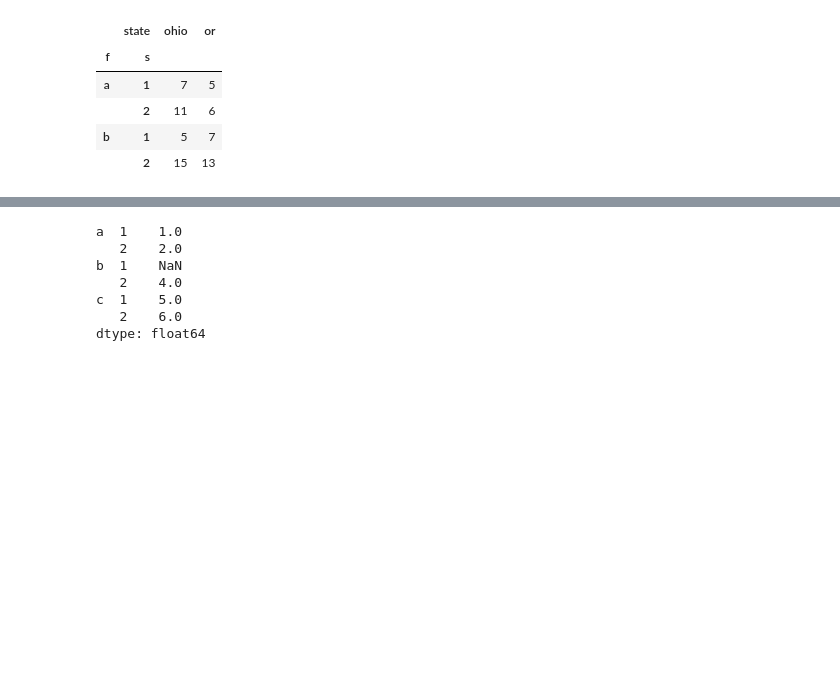
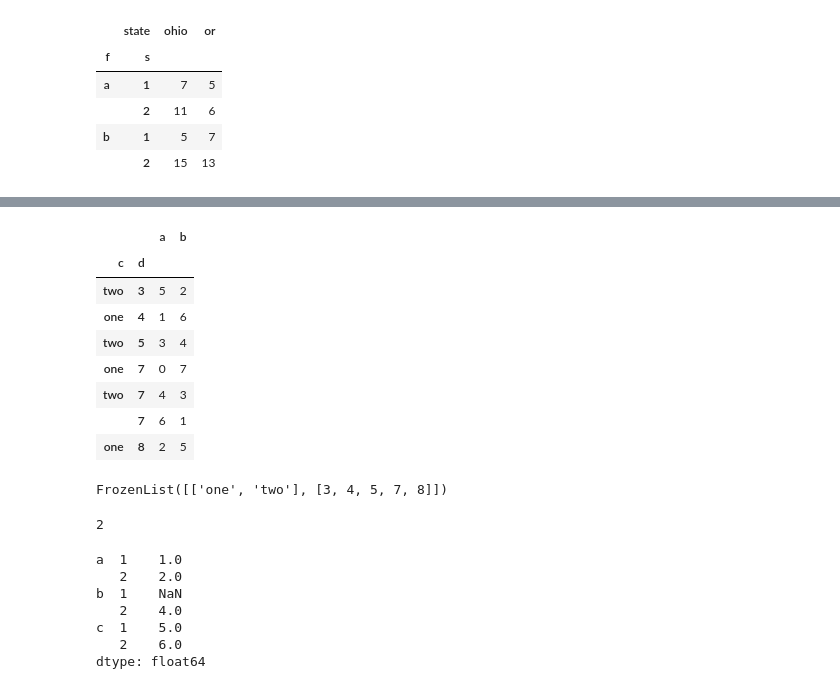
Before and after one commit to shelleygoel/pydata-book, a Jupyter notebook: data_wrangling.ipynb, the cells around one changed output, grey strips where cells are left out. Drawn from its saved outputs; the diff is of its cells as text; code cells hidden in the pictures; blank space fills up the shorter version.

```diff
--- a/data_wrangling.ipynb
+++ b/data_wrangling.ipynb
@@ -140,3 +171,25 @@ data.groupby("state", axis=1).sum()
+# %%
+frame1 = frame1.sort_index(level="d")
+# %%
+frame1
+# %% [output]
+|  |  | a | b |
+| c | d |  |  |
+| two | 3 | 5 | 2 |
+| one | 4 | 1 | 6 |
+| two | 5 | 3 | 4 |
+| one | 7 | 0 | 7 |
+| two | 7 | 4 | 3 |
+|  | 7 | 6 | 1 |
+| one | 8 | 2 | 5 |
+# %%
+frame1.index.levels
+# %% [output]
+FrozenList([['one', 'two'], [3, 4, 5, 7, 8]])
+# %%
+frame1.index.nlevels
+# %% [output]
+2
 # %%
 data = pd.Series(data=[1, 2, np.nan, 4, 5, 6], index=idx_arr)
 data
```
Also changed, not shown: parts of 3 cells of this notebook.
